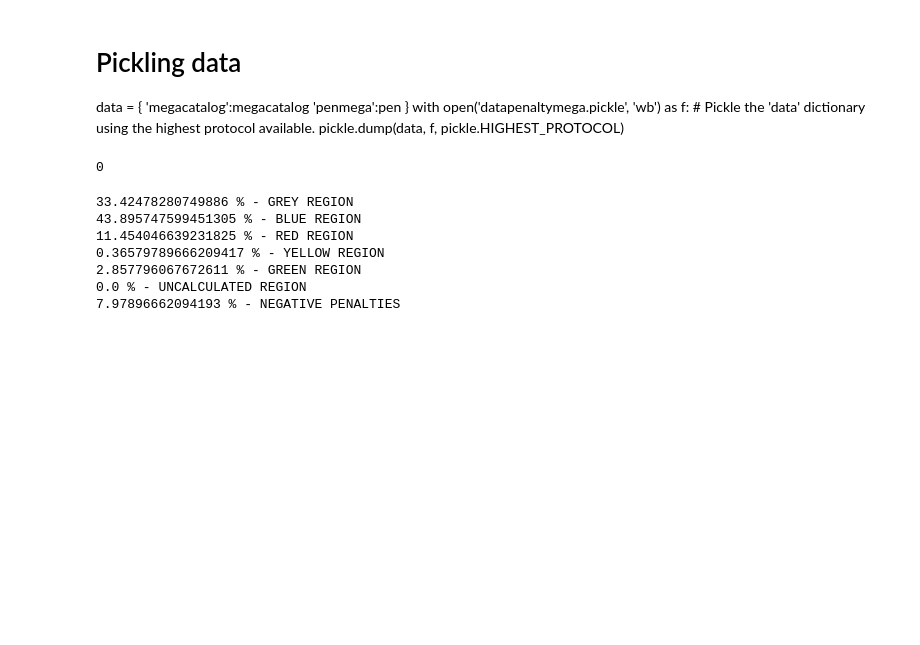
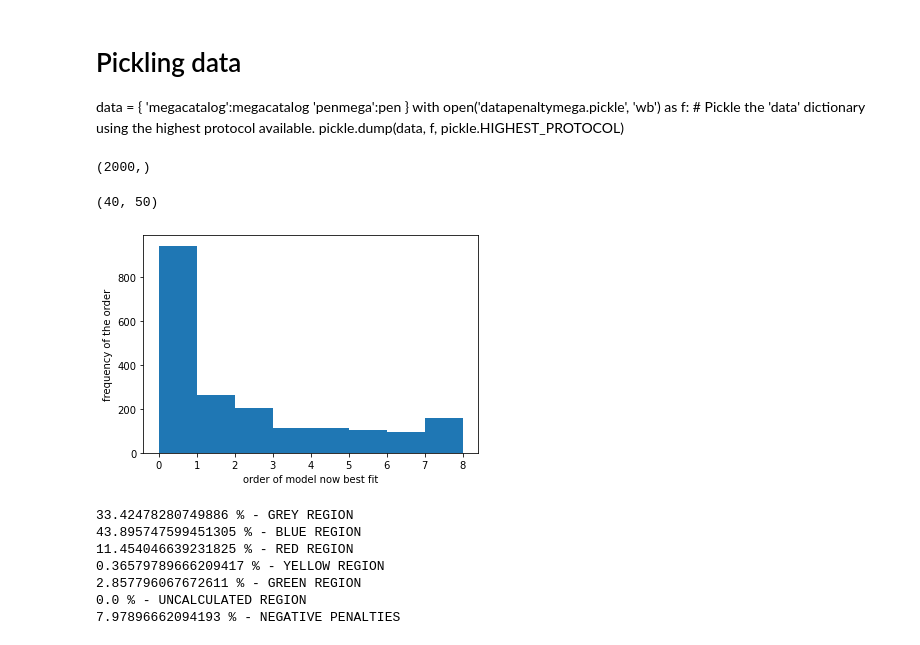
Before and after one commit to ShirshChhabra/DESIRedrock, a Jupyter notebook: new penalty.ipynb, the cells around one changed output. Cells and saved outputs as stored; diff of their text form; code cells hidden in the pictures; blank space fills up the shorter version.

```diff
--- a/new penalty.ipynb
+++ b/new penalty.ipynb
@@ -517,7 +483,26 @@ with open('datapenaltymega.pickle', 'wb') as f:
     # Pickle the 'data' dictionary using the highest protocol available.
     pickle.dump(data, f, pickle.HIGHEST_PROTOCOL)
 # %%
-for k in range(0,1):
-    print(k)
+pendum=np.array(pendum).reshape(2000,9)
-# %% [output]
-0
+# %%
+updatedchi2=chi2dum+pendum
+# %%
+znew=zdum[np.argmin(updatedchi2,axis=1)]
+dum=np.argmin(updatedchi2,axis=1)
+# %%
+np.shape(np.argmin(updatedchi2,axis=1))
+# %% [output]
+(2000,)
+# %%
+dum=np.reshape(dum,(40,50))
+# %%
+np.shape(dum)
+# %% [output]
+(40, 50)
+# %%
+plt.hist(dum,bins=8)
+plt.xlabel('order of model now best fit')
+plt.ylabel('frequency of the order')
+plt.savefig('hist')
+# %% [output]
+[figure, added]
```
Also changed, not shown: parts of 10 cells of this notebook.
